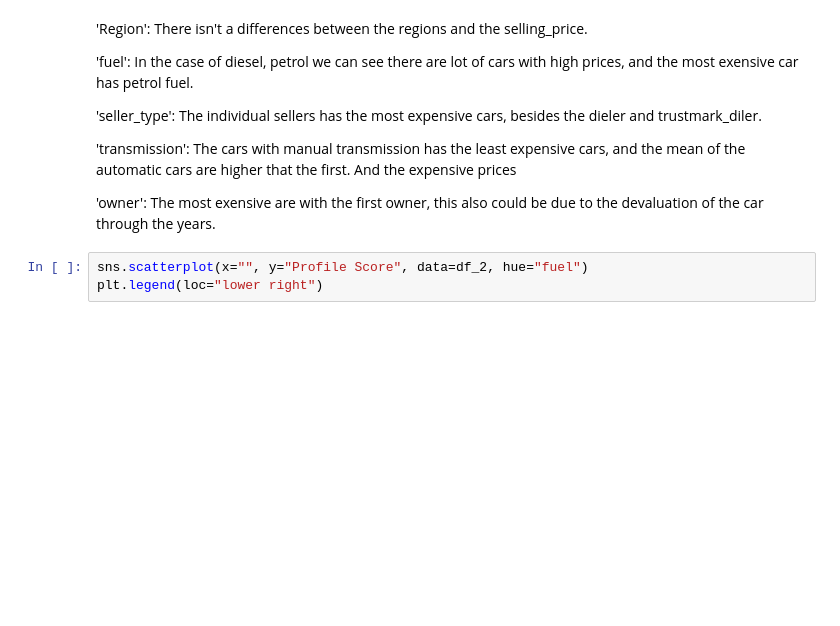
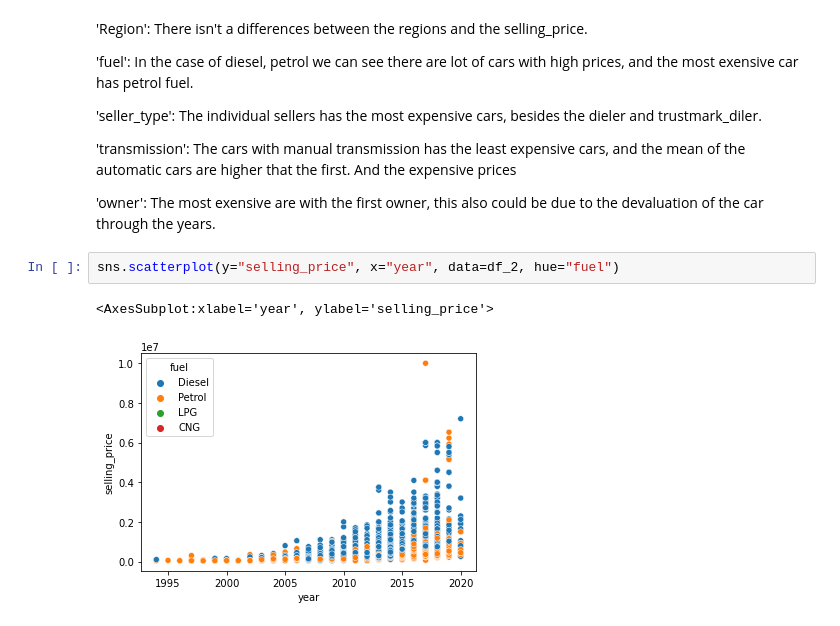
Before and after one commit to parivgabriela/DATA, a Jupyter notebook: car_selling_data/car_data.ipynb, the cells around one changed output. Drawn from its saved outputs; the diff is of its cells as text; blank space fills up the shorter version.

```diff
--- a/car_selling_data/car_data.ipynb
+++ b/car_selling_data/car_data.ipynb
@@ -369,5 +369,7 @@ for i, col in enumerate(col_categories):
 
 'owner': The most exensive are with the first owner, this also could be due to the devaluation of the car through the years.
 # %%
-sns.scatterplot(x="", y="Profile Score", data=df_2, hue="fuel")
-plt.legend(loc="lower right")
+sns.scatterplot(y="selling_price", x="year", data=df_2, hue="fuel")
+# %% [output]
+<AxesSubplot:xlabel='year', ylabel='selling_price'>
+[figure, added]
```
Also changed, not shown: parts of 5 cells of this notebook.
